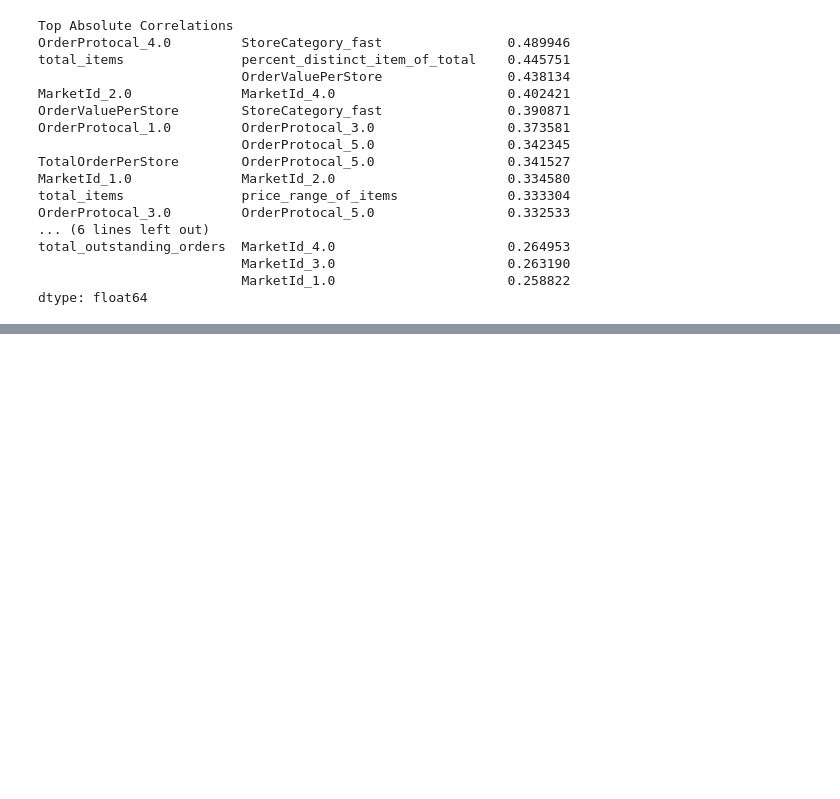
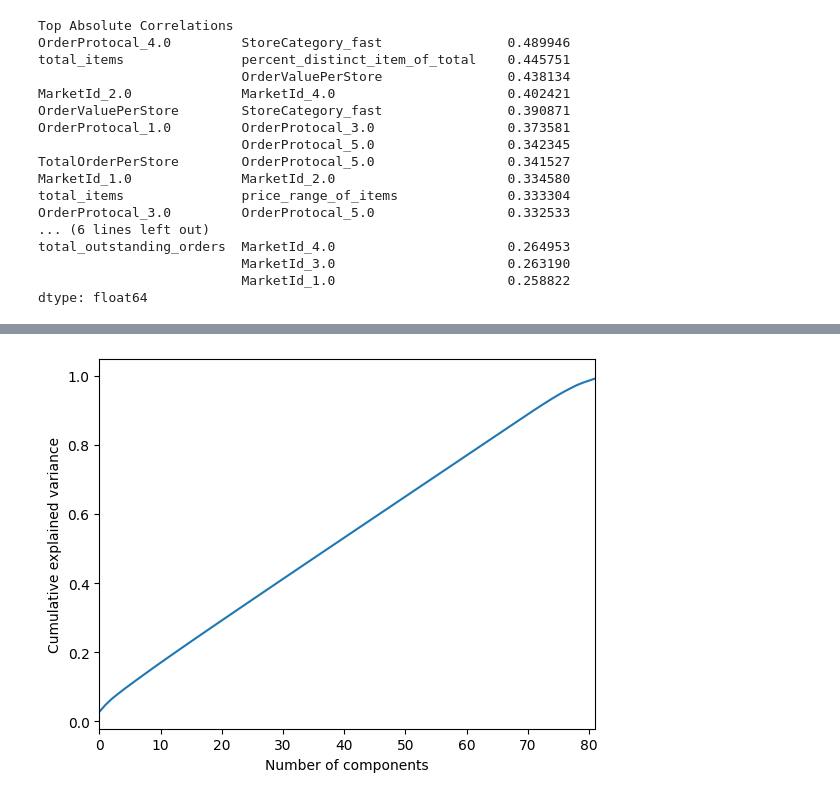
Before and after one commit to zkontor/DoorDashModels, a Jupyter notebook: Models/models.ipynb, the cells around one changed output, grey strips where cells are left out. Saved outputs shown, nothing was run; the diff lists cells and outputs as text; code cells hidden in the pictures; blank space fills up the shorter version.

```diff
--- a/Models/models.ipynb
+++ b/Models/models.ipynb
@@ -292,0 +385,20 @@ ModuleNotFoundError: No module named 'statsmodels'
+# %%
+#PCA
+from sklearn.decomposition import PCA
+from sklearn.preprocessing import StandardScaler
+
+X_Train=X_train.values
+X_Train=np.asarray(X_Train)
+
+# Finding normalised array of X_Train
+X_std=StandardScaler().fit_transform(X_Train)
+pca = PCA().fit(X_std)
+plt.plot(np.cumsum(pca.explained_variance_ratio_))
+plt.xlim(0, 81)
+plt.xlabel('Number of components')
+plt.ylabel('Cumulative explained variance')
+plt.show()
+
+##PCA shows that around 60-70 components are needed to explain ~80% of the variance in the data which makes the PCA not very useful in this case
+# %% [output]
+[figure, added]
```
Also changed, not shown: parts of 11 cells of this notebook.
